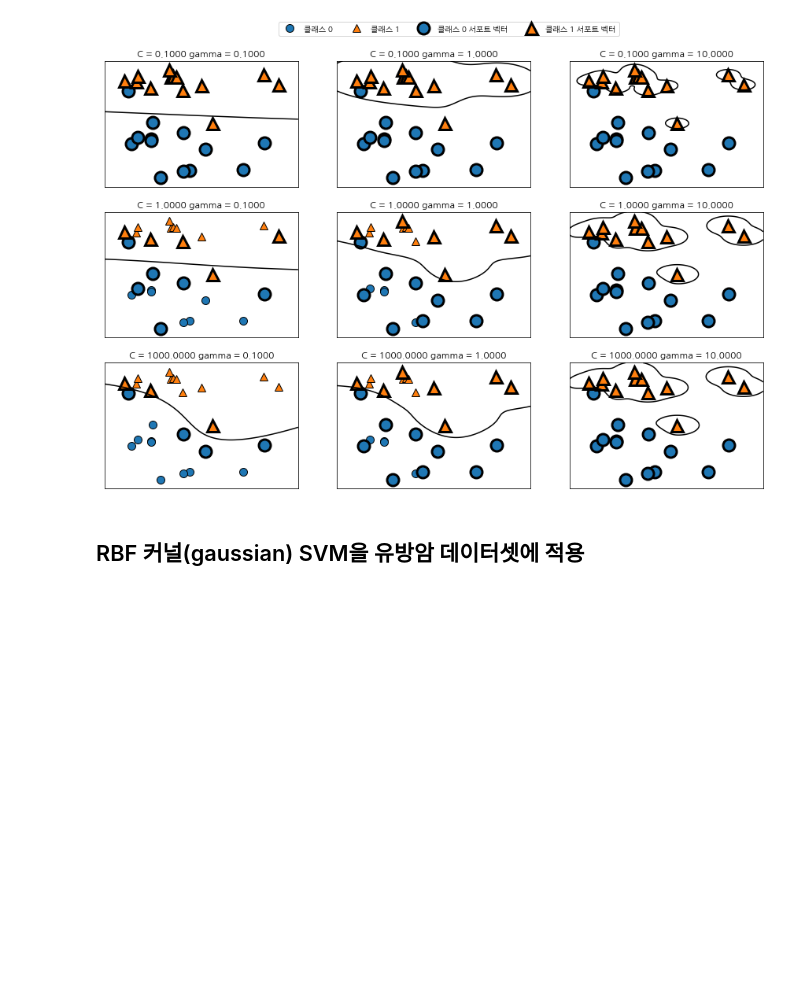
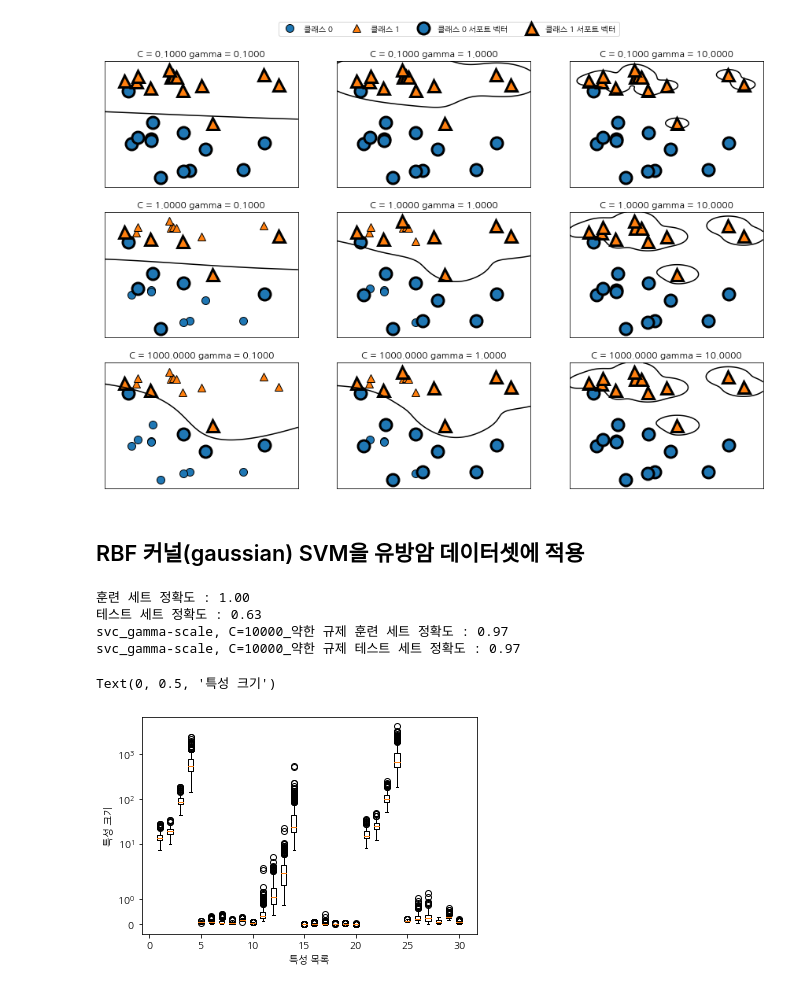
Before and after one commit to sdlee1026/machine, a Jupyter notebook: models/Supervised_Learning/Kernelized_support_vector_machines.ipynb, the cells around one changed output. Saved outputs shown, nothing was run; the diff lists cells and outputs as text; code cells hidden in the pictures; blank space fills up the shorter version.

Commit message:
Update SVM
Update RBF kernel(SVC), using breast cancer dataset. Update parameter of SVC

```diff
--- a/models/Supervised_Learning/Kernelized_support_vector_machines.ipynb
+++ b/models/Supervised_Learning/Kernelized_support_vector_machines.ipynb
@@ -254,0 +253,18 @@ axes[0, 0].legend(['클래스 0','클래스 1','클래스 0 서포트 벡터','
+# %%
+# 기본값 C=1, gamma = n_features 사용
+from sklearn.datasets import load_breast_cancer
+
+cancer = load_breast_cancer()
+
+X_train, X_test, y_train, y_test = train_test_split(cancer.data, cancer.target, random_state=0)
+svc = SVC(gamma='auto').fit(X_train, y_train)
+svc_scale = SVC(C=10000).fit(X_train, y_train)
+print('훈련 세트 정확도 : {:.2f}'.format(svc.score(X_train, y_train)))
+print('테스트 세트 정확도 : {:.2f}'.format(svc.score(X_test, y_test)))
+print('svc_gamma-scale, C=10000_약한 규제 훈련 세트 정확도 : {:.2f}'.format(svc_scale.score(X_train, y_train)))
+print('svc_gamma-scale, C=10000_약한 규제 테스트 세트 정확도 : {:.2f}'.format(svc_scale.score(X_test, y_test)))
+# %% [output]
+훈련 세트 정확도 : 1.00
+테스트 세트 정확도 : 0.63
+svc_gamma-scale, C=10000_약한 규제 훈련 세트 정확도 : 0.97
+svc_gamma-scale, C=10000_약한 규제 테스트 세트 정확도 : 0.97
@@ -254,0 +275,10 @@ axes[0, 0].legend(['클래스 0','클래스 1','클래스 0 서포트 벡터','
+# %%
+# 왜 auto의 경우에는 과대적합이 발생 했을까?
+plt.boxplot(X_train, manage_ticks=False)
+plt.yscale('symlog')
+plt.xlabel('특성 목록')
+plt.ylabel('특성 크기')
+# 특성들간의 스케일이 완전히 다름 -> SVM에서 아주큰 문제가 될 수 있음
+# %% [output]
+Text(0, 0.5, '특성 크기')
+[figure, added]
```
Also changed, not shown: parts of 5 cells of this notebook.
